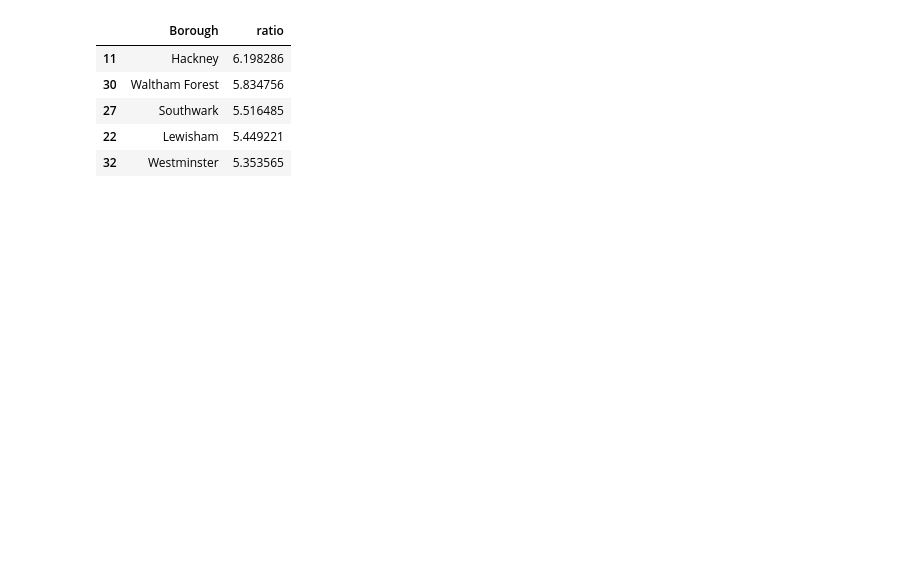
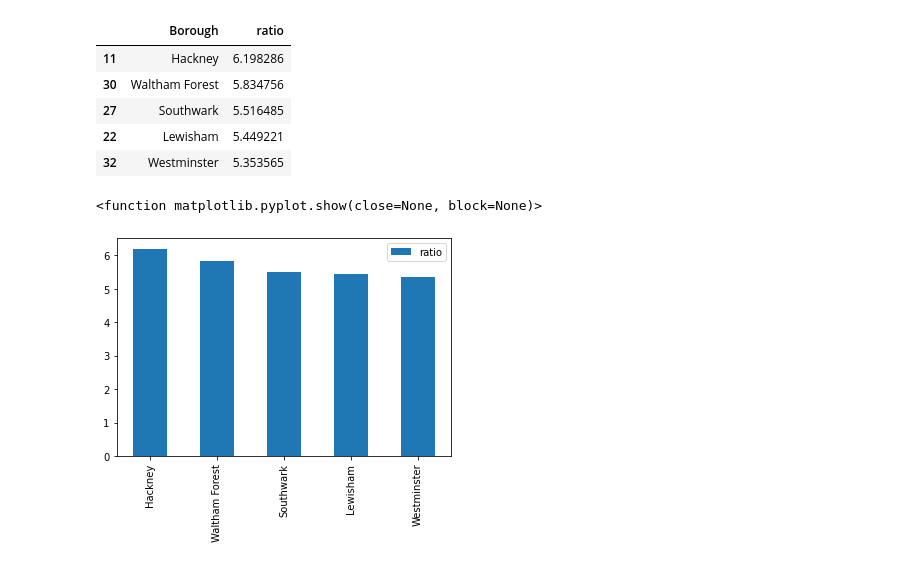
Before and after one commit to n-altawam/Sprinboard, a Jupyter notebook: Unit 4 Challenge - Tier 3.ipynb, the cells around one changed output. Drawn from its saved outputs; the diff is of its cells as text; code cells hidden in the pictures; blank space fills up the shorter version.

```diff
--- a/Unit 4 Challenge - Tier 3.ipynb
+++ b/Unit 4 Challenge - Tier 3.ipynb
@@ -383,3 +383,10 @@ final_df.head(5)
 | 27 | Southwark | 5.516485 |
 | 22 | Lewisham | 5.449221 |
 | 32 | Westminster | 5.353565 |
+# %%
+final_ax = final_df[['Borough','ratio']].iloc[0:5].plot(kind='bar')
+final_ax.set_xticklabels(final_df.Borough.iloc[0:5])
+plt.show
+# %% [output]
+<function matplotlib.pyplot.show(close=None, block=None)>
+[figure, added]
```
Also changed, not shown: parts of 1 cell of this notebook.
